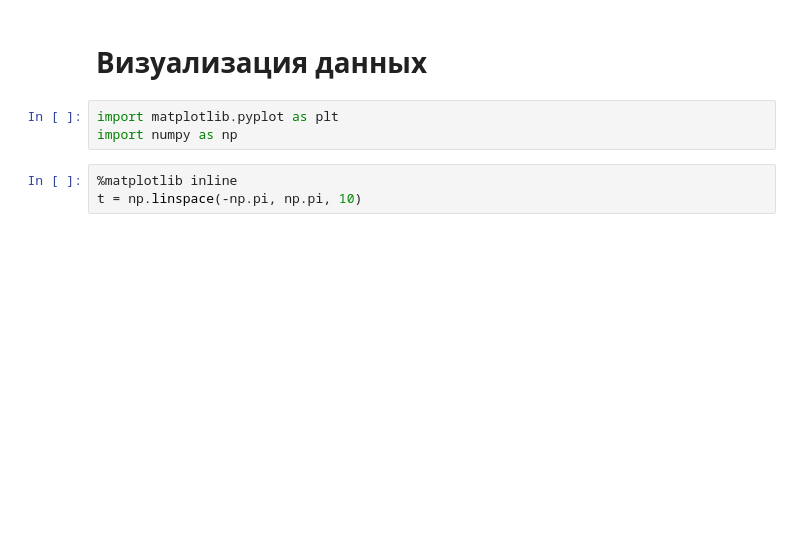
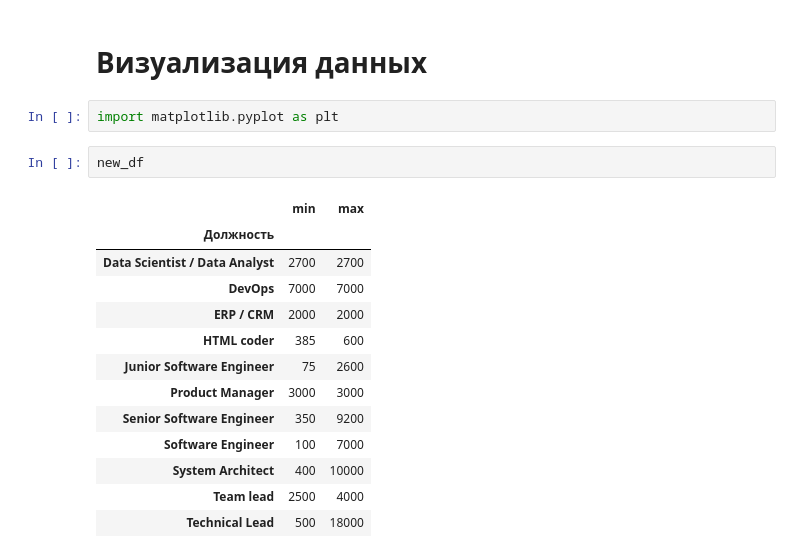
Before and after one commit to PavelStelmakhV/hw303-data-visualization, a Jupyter notebook: Hw2.2.ipynb, the cells around one changed output. Saved outputs shown, nothing was run; the diff lists cells and outputs as text; blank space fills up the shorter version.

```diff
--- a/Hw2.2.ipynb
+++ b/Hw2.2.ipynb
@@ -192,7 +192,19 @@ Drive already mounted at /content/drive; to attempt to forcibly remount, call dr
 # Визуализация данных
 # %%
 import matplotlib.pyplot as plt
-import numpy as np
-# %%
-%matplotlib inline
-t = np.linspace(-np.pi, np.pi, 10)
+# %%
+new_df
+# %% [output]
+|  | min | max |
+| Должность |  |  |
+| Data Scientist / Data Analyst | 2700 | 2700 |
+| DevOps | 7000 | 7000 |
+| ERP / CRM | 2000 | 2000 |
+| HTML coder | 385 | 600 |
+| Junior Software Engineer | 75 | 2600 |
+| Product Manager | 3000 | 3000 |
+| Senior Software Engineer | 350 | 9200 |
+| Software Engineer | 100 | 7000 |
+| System Architect | 400 | 10000 |
+| Team lead | 2500 | 4000 |
+| Technical Lead | 500 | 18000 |
```
Also changed, not shown: parts of 3 cells of this notebook.
